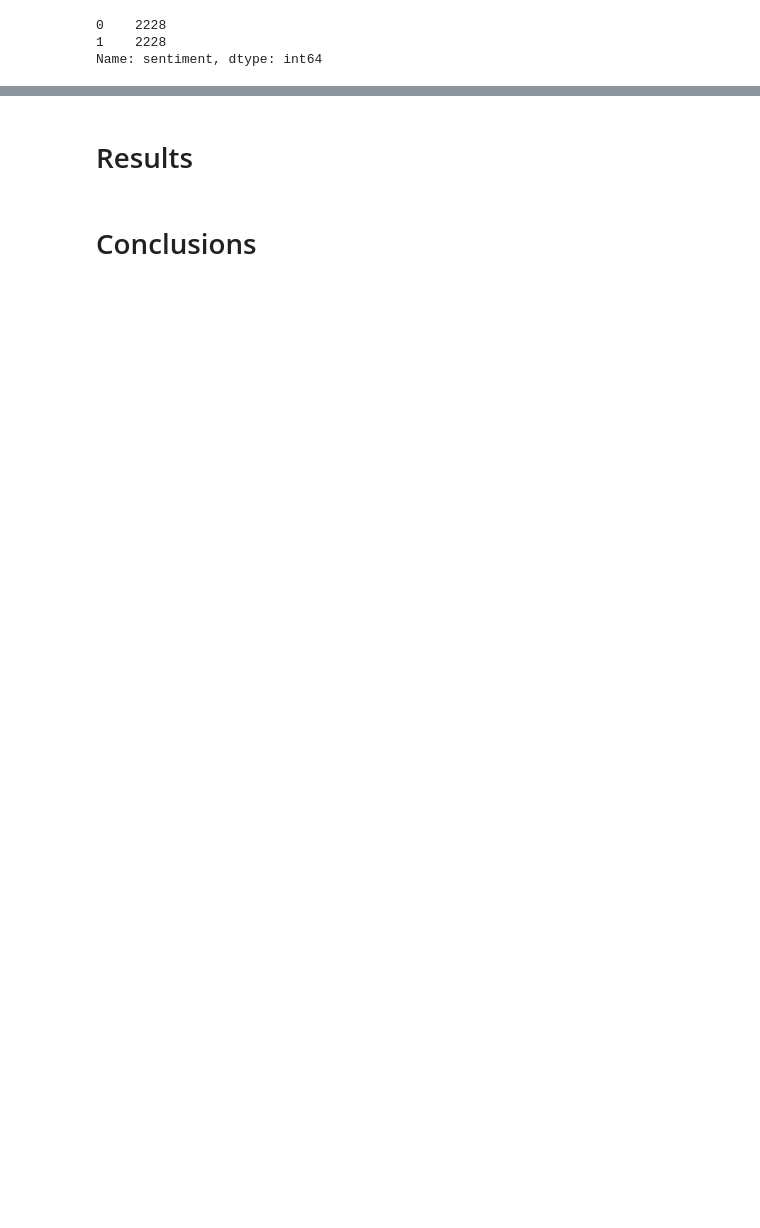
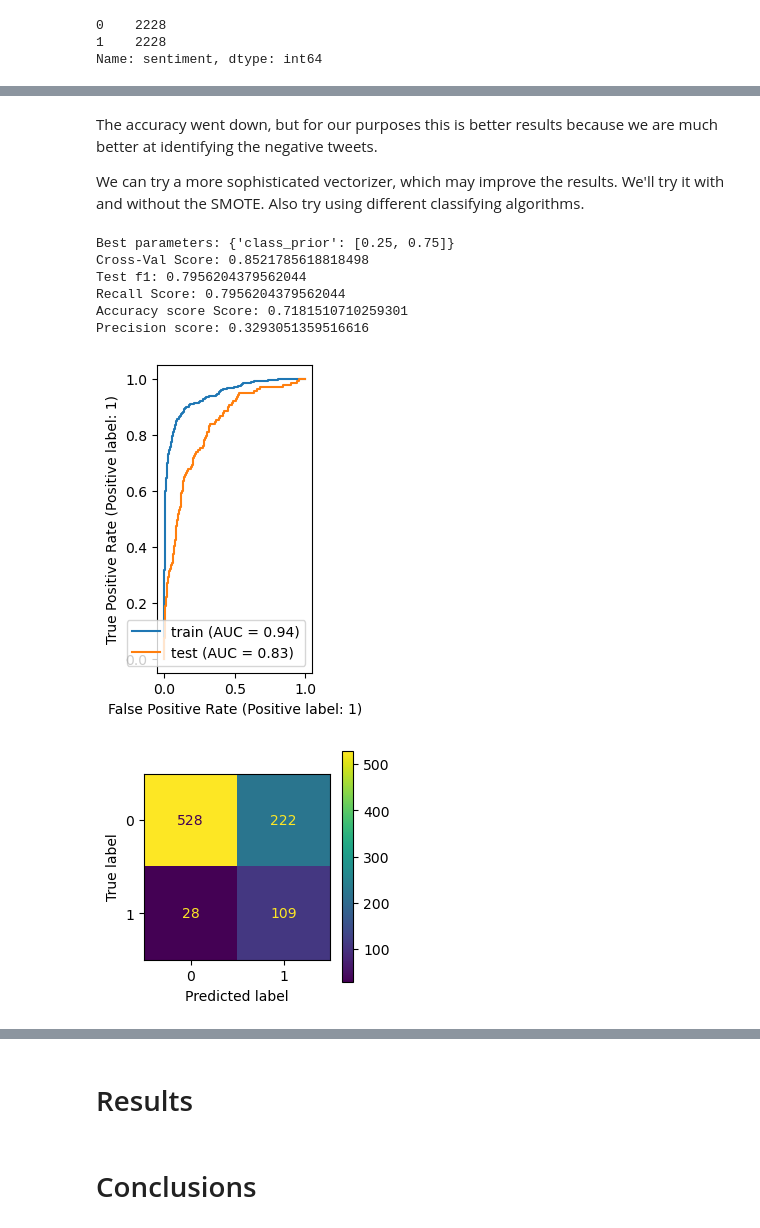
Before and after one commit to lalynjay/NLP_project, a Jupyter notebook: notebook.ipynb, the cells around one changed output, grey strips where cells are left out. Cells and saved outputs as stored; diff of their text form; code cells hidden in the pictures; blank space fills up the shorter version.

```diff
--- a/notebook.ipynb
+++ b/notebook.ipynb
@@ -192,0 +224,22 @@ Precision score: 0.4433497536945813
+# %% [markdown]
+The accuracy went down, but for our purposes this is better results because we are much better at identifying the negative tweets.
+
+We can try a more sophisticated vectorizer, which may improve the results. We'll try it with and without the SMOTE. Also try using different classifying algorithms.
+# %%
+tfidf = TfidfVectorizer(stop_words=sw)
+tfidf_X_train = tfidf.fit_transform(X_train)
+tfidf_X_test = tfidf.transform(X_test)
+smote2 = SMOTE(sampling_strategy='auto',random_state=42)
+X_train_sm2, y_train_sm2 = smote.fit_resample(tfidf_X_train, y_train)
+# %%
+# without the SMOTE
+tfidf_mnb_results = mnb(tfidf_X_train, tfidf_X_test, y_train, y_test)
+# %% [output]
+Best parameters: {'class_prior': [0.25, 0.75]}
+Cross-Val Score: 0.8521785618818498
+Test f1: 0.7956204379562044
+Recall Score: 0.7956204379562044
+Accuracy score Score: 0.7181510710259301
+Precision score: 0.3293051359516616
+[figure, added]
+[figure, added]
```
Also changed, not shown: parts of 13 cells of this notebook.
